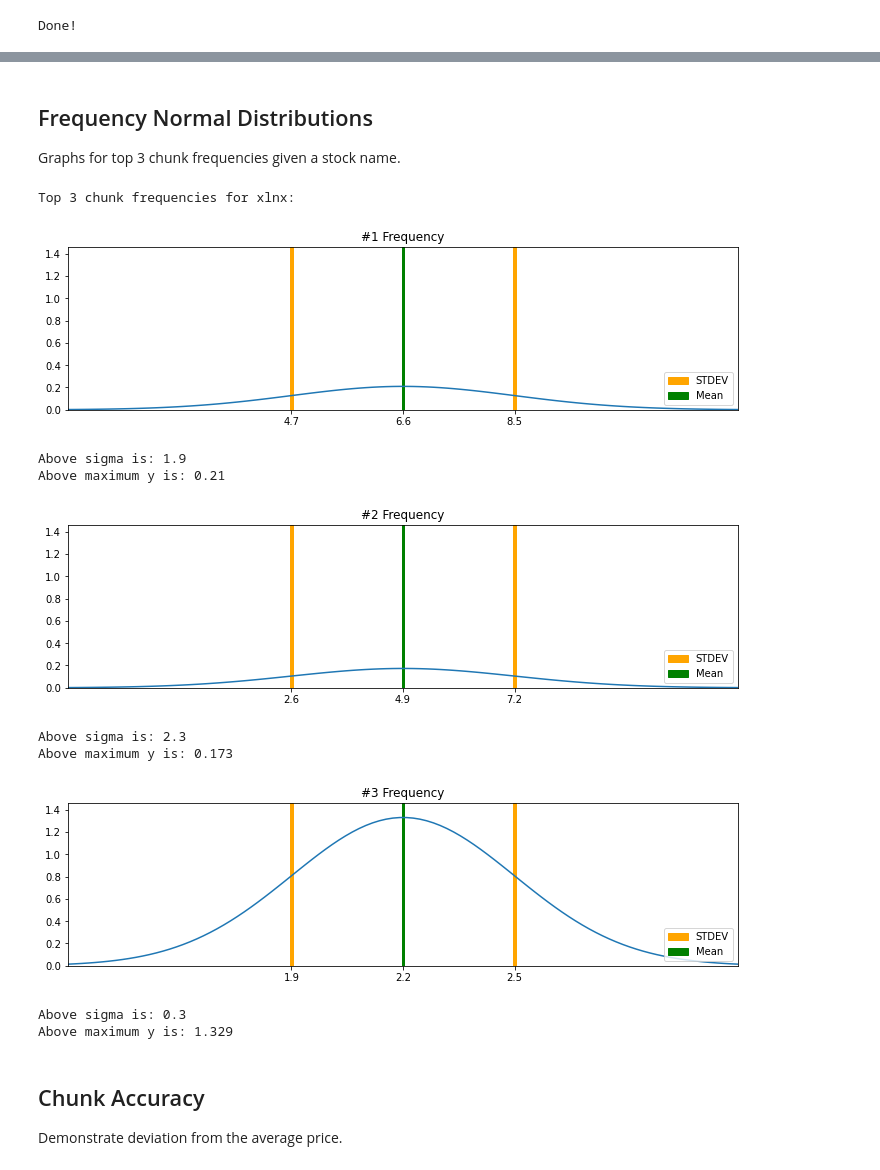
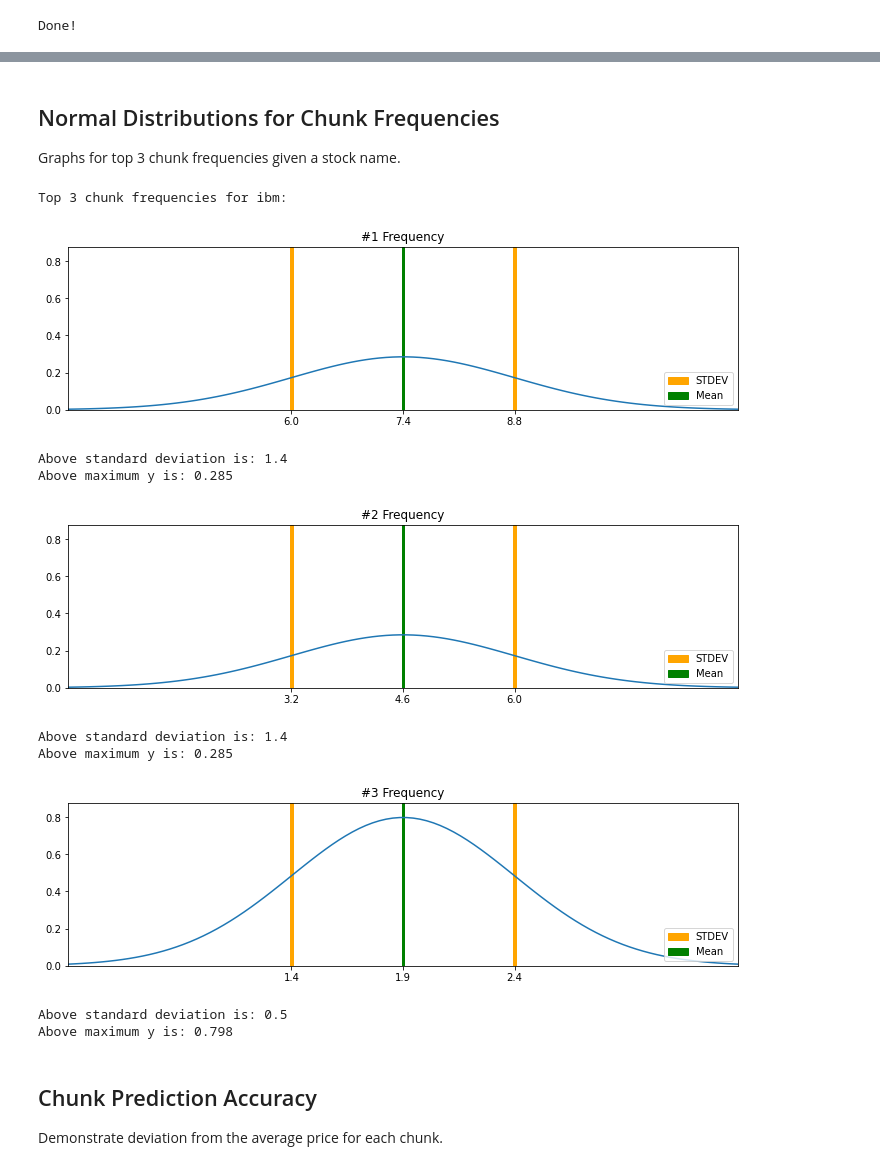
Before and after one commit to Grant-Syt/495_stock_forecast, a Jupyter notebook: stock_forecast.ipynb, the cells around one changed output, grey strips where cells are left out. Saved outputs shown, nothing was run; the diff lists cells and outputs as text; code cells hidden in the pictures.

```diff
--- a/stock_forecast.ipynb
+++ b/stock_forecast.ipynb
@@ -797,7 +835,7 @@ print("Done!")
 # %% [output]
 Done!
 # %%
-stock_info = np.load('data/stock_info4.npy')
+stock_info = np.load('data/stock_info5.npy')
 stock_info = pd.DataFrame(stock_info)
 stock_info.rename(columns={0:'Name',
                            1:'AVG price ($)',
@@ -868,8 +951,8 @@ Chunk Stock Info:
 # %% [markdown]
-## Frequency Normal Distributions
+## Normal Distributions for Chunk Frequencies
 Graphs for top 3 chunk frequencies given a stock name.
 # %%
-stock_name = 'xlnx'
+stock_name = 'ibm'
 
 # consider first row that contains stock_name
 ncol = chunk_info['Name']
@@ -927,7 +1010,7 @@ plt.legend(handles=[p1, p2], labels=['STDEV', 'Mean'], loc='lower right')
 plt.xlim(mu-3*sigma, mu+3*sigma)
 plt.ylim(0,y_lim)
 plt.show()
-print('Above sigma is:', sigma)
+print('Above standard deviation is:', sigma)
 print('Above maximum y is:', round(max_list[0], 3))
 
 mu = avg2
@@ -935,45 +1018,45 @@ sigma = std2
 line_width = sigma/80
 x = np.linspace(mu - 3*sigma, mu + 3*sigma, 100)
 plt.plot(x, stats.norm.pdf(x, mu, sigma))
 plt.title('#2 Frequency')
 p1 = plt.axvspan(mu - sigma+line_width, mu - sigma-line_width, color='orange', zorder=0)
 plt.axvspan(mu + sigma-line_width, mu + sigma+line_width, color='orange', zorder=0)
 p2 = plt.axvspan(mu-line_width, mu+line_width, color='green', zorder=0)
 plt.xticks([mu - sigma, mu, mu + sigma], labels=[str(round(mu-sigma, 1)), str(round(mu, 1)), str(round(mu+sigma, 1))])
 plt.legend(handles=[p1, p2], labels=['STDEV', 'Mean'], loc='lower right')
 plt.xlim(mu-3*sigma, mu+3*sigma)
 plt.ylim(0,y_lim)
 plt.show()
-print('Above sigma is:', sigma)
+print('Above standard deviation is:', sigma)
 print('Above maximum y is:', round(max_list[1], 3))
 
 mu = avg3
 sigma = std3
 line_width = sigma/80
 x = np.linspace(mu - 3*sigma, mu + 3*sigma, 100)
 p3 = plt.plot(x, stats.norm.pdf(x, mu, sigma))
 plt.title('#3 Frequency')
 p1 = plt.axvspan(mu - sigma+line_width, mu - sigma-line_width, color='orange', zorder=0)
 plt.axvspan(mu + sigma-line_width, mu + sigma+line_width, color='orange', zorder=0)
 p2 = plt.axvspan(mu-line_width, mu+line_width, color='green', zorder=0)
 plt.xticks([mu - sigma, mu, mu + sigma], labels=[str(round(mu-sigma, 1)), str(round(mu, 1)), str(round(mu+sigma, 1))])
 plt.legend(handles=[p1, p2], labels=['STDEV', 'Mean'], loc='lower right')
 plt.xlim(mu-3*sigma, mu+3*sigma)
 plt.ylim(0,y_lim)
 plt.show()
-print('Above sigma is:', sigma)
+print('Above standard deviation is:', sigma)
 print('Above maximum y is:', round(max_list[2], 3))
 # %% [output]
-Top 3 chunk frequencies for xlnx:
+Top 3 chunk frequencies for ibm:
-[figure, old version]
+[figure, new version]
-Above sigma is: 1.9
-Above maximum y is: 0.21
+Above standard deviation is: 1.4
+Above maximum y is: 0.285
-[figure, old version]
+[figure, new version]
-Above sigma is: 2.3
-Above maximum y is: 0.173
+Above standard deviation is: 1.4
+Above maximum y is: 0.285
-[figure, old version]
+[figure, new version]
-Above sigma is: 0.3
-Above maximum y is: 1.329
+Above standard deviation is: 0.5
+Above maximum y is: 0.798
 # %% [markdown]
-## Chunk Accuracy
-Demonstrate deviation from the average price.
+## Chunk Prediction Accuracy
+Demonstrate deviation from the average price for each chunk.
```
Also changed, not shown: parts of 8 cells of this notebook, 4 other files.
